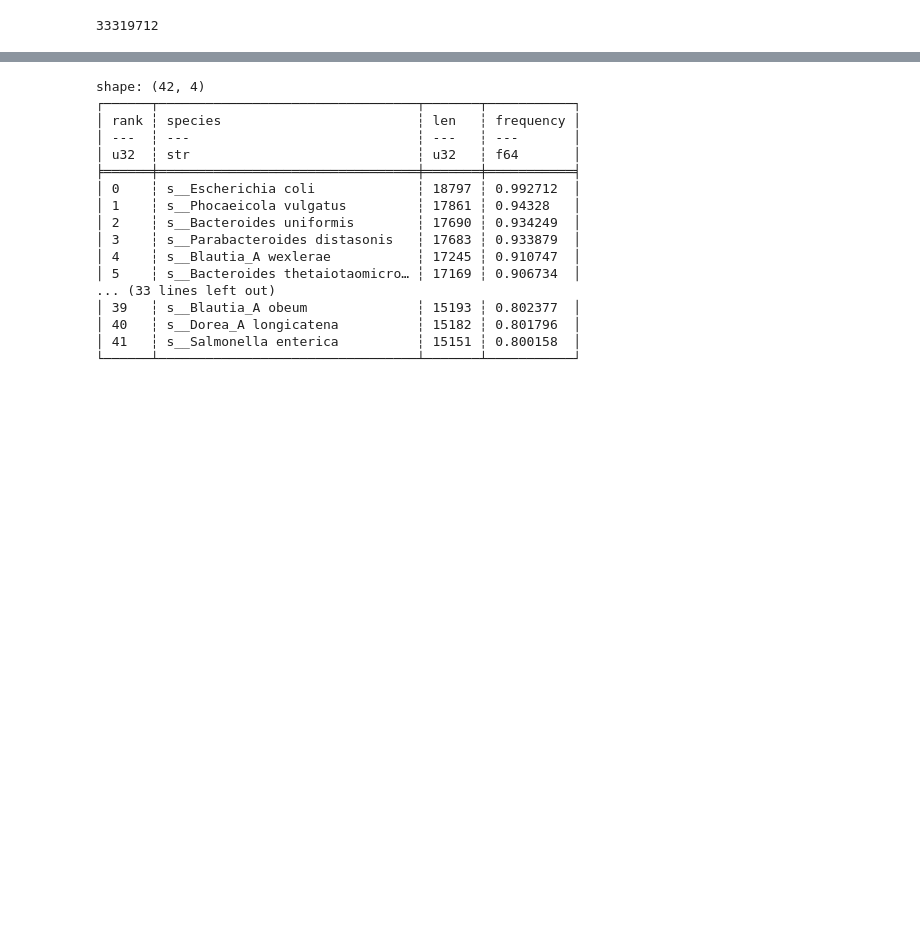
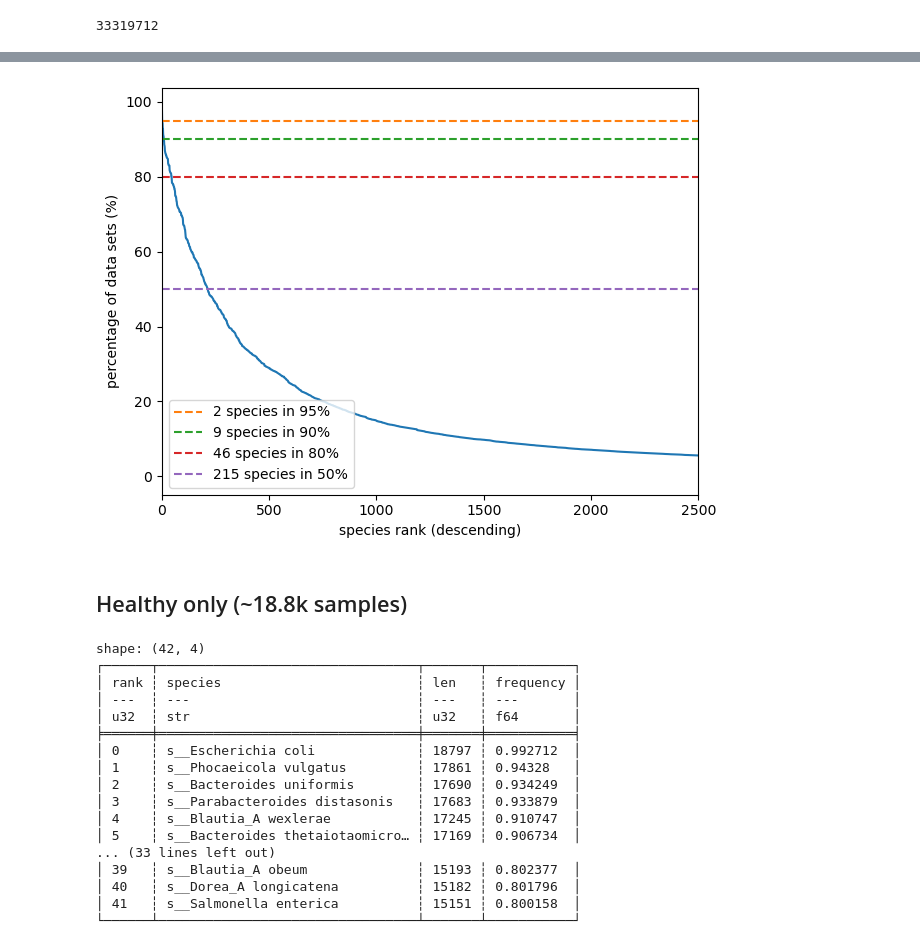
Before and after one commit to ctb/2026-manysearch-many-metagenomes, a Jupyter notebook: notebooks/colton-foo.ipynb, the cells around one changed output, grey strips where cells are left out. Saved outputs shown, nothing was run; the diff lists cells and outputs as text; code cells hidden in the pictures; blank space fills up the shorter version.

```diff
--- a/notebooks/colton-foo.ipynb
+++ b/notebooks/colton-foo.ipynb
@@ -90,3 +115,29 @@ def filter_combined_df_by_threshold(sub_df, metadata_df, frac, *, condition=None
+# %%
+frac = 0
+cutoff, total, group_df = filter_combined_df_by_threshold(all_df, condition_df, frac)
+
+len95 = len(group_df.filter(pl.col("frequency") >= 0.95))
+len90 = len(group_df.filter(pl.col("frequency") >= 0.90))
+len80 = len(group_df.filter(pl.col("frequency") >= 0.80))
+len50 = len(group_df.filter(pl.col("frequency") >= 0.50))
+
+
+plt.plot(group_df["rank"], group_df["frequency"]*100)
+plt.plot([0, len(group_df)], [95, 95], '--', label=f'{len95} species in 95%')
+plt.plot([0, len(group_df)], [90, 90], '--', label=f'{len90} species in 90%')
+plt.plot([0, len(group_df)], [80, 80], '--', label=f'{len80} species in 80%')
+plt.plot([0, len(group_df)], [50, 50], '--', label=f'{len50} species in 50%')
+
+#plt.title("num core species at various thresholds in >= 1GB datasets")
+plt.xlabel("species rank (descending)")
+plt.ylabel("percentage of data sets (%)")
+plt.legend(loc='lower left')
+plt.xlim(0, 2500)
+plt.tight_layout()
+# %% [output]
+[figure, added]
+# %% [markdown]
+## Healthy only (~18.8k samples)
 # %%
 cutoff, total, group_df = filter_combined_df_by_threshold(all_df, condition_df, 0.8, condition='healthy')
 
```
Also changed, not shown: parts of 5 cells of this notebook.
